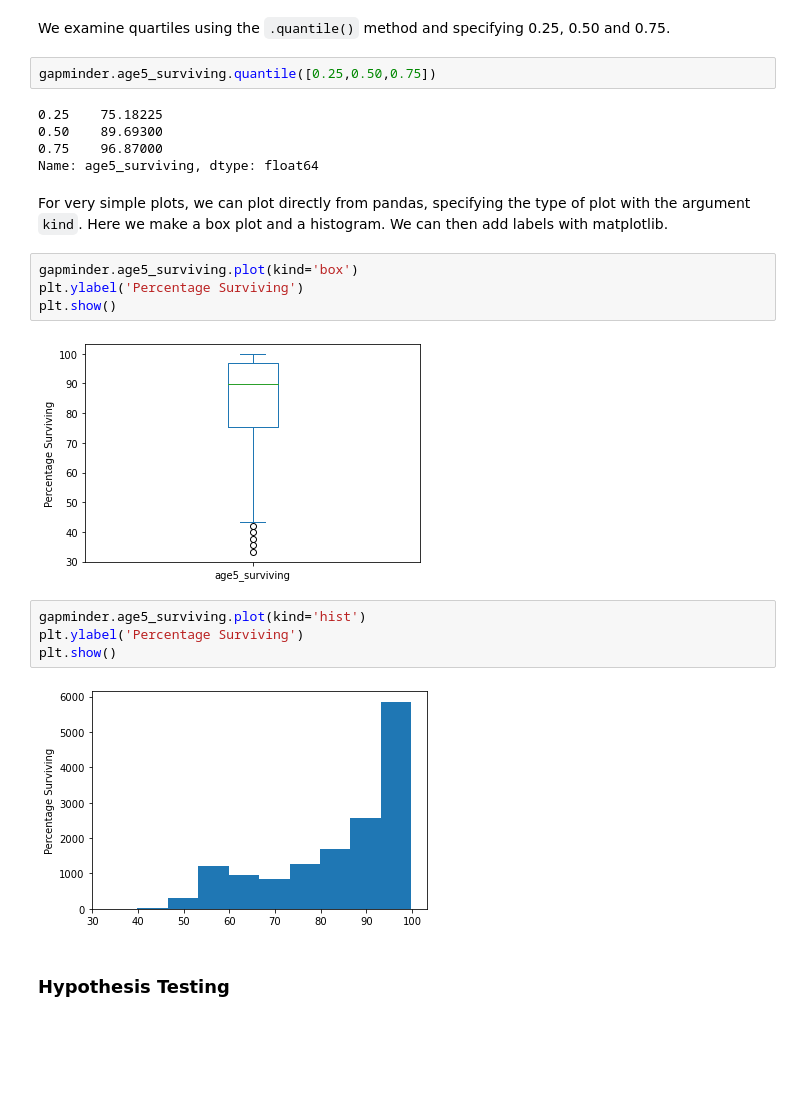
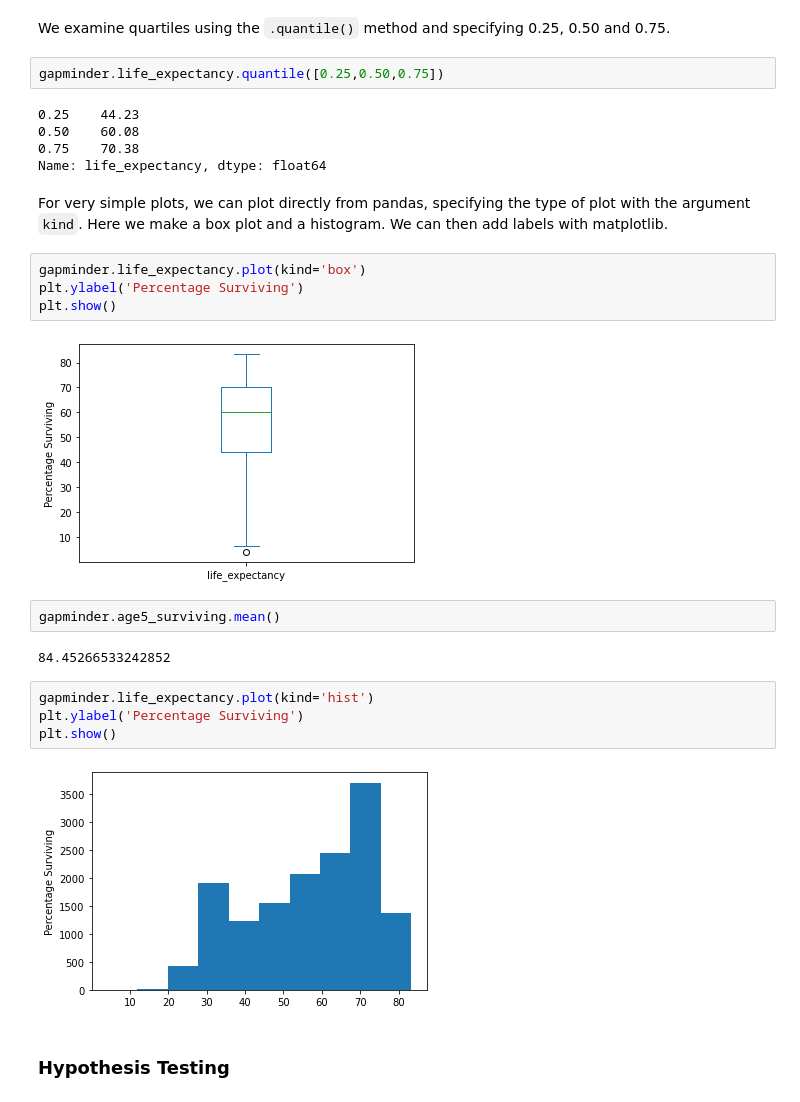
Before and after one commit to DeisData/python, a Jupyter notebook: sequential/stats.ipynb, the cells around one changed output. Drawn from its saved outputs; the diff is of its cells as text; blank space fills up the shorter version.

```diff
--- a/sequential/stats.ipynb
+++ b/sequential/stats.ipynb
@@ -115,26 +115,30 @@ Variance in babies per woman: 3.9793570162855287
 # %% [markdown]
 We examine quartiles using the `.quantile()` method and specifying 0.25, 0.50 and 0.75.
 # %%
-gapminder.age5_surviving.quantile([0.25,0.50,0.75])
+gapminder.life_expectancy.quantile([0.25,0.50,0.75])
 # %% [output]
-0.25    75.18225
-0.50    89.69300
-0.75    96.87000
-Name: age5_surviving, dtype: float64
+0.25    44.23
+0.50    60.08
+0.75    70.38
+Name: life_expectancy, dtype: float64
 # %% [markdown]
 For very simple plots, we can plot directly from pandas, specifying the type of plot with the argument `kind`. Here we make a box plot and a histogram. We can then add labels with matplotlib.
 # %%
-gapminder.age5_surviving.plot(kind='box')
+gapminder.life_expectancy.plot(kind='box')
 plt.ylabel('Percentage Surviving')
 plt.show()
 # %% [output]
-[figure, old version]
+[figure, new version]
+# %%
+gapminder.age5_surviving.mean()
+# %% [output]
+84.45266533242852
 # %%
-gapminder.age5_surviving.plot(kind='hist')
+gapminder.life_expectancy.plot(kind='hist')
 plt.ylabel('Percentage Surviving')
 plt.show()
 # %% [output]
-[figure, old version]
+[figure, new version]
 # %% [markdown]
 ### Hypothesis Testing
 # %% [markdown]
```
Also changed, not shown: parts of 10 cells of this notebook.
